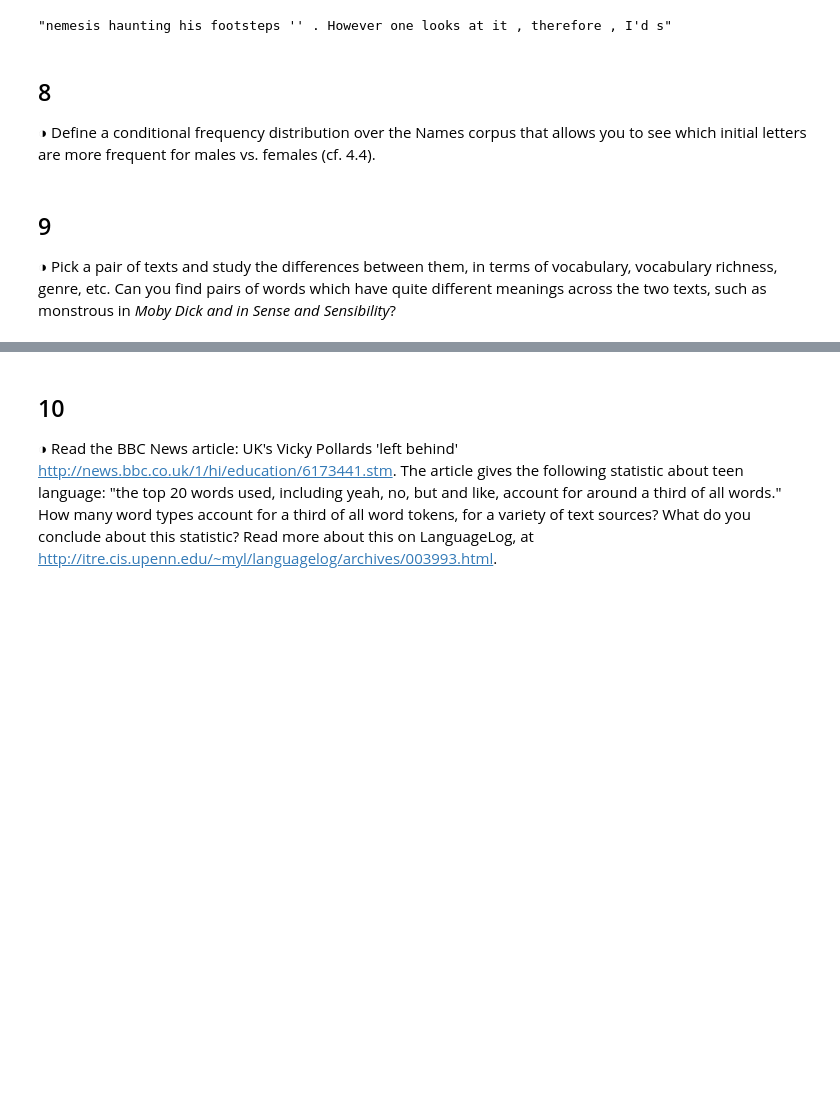
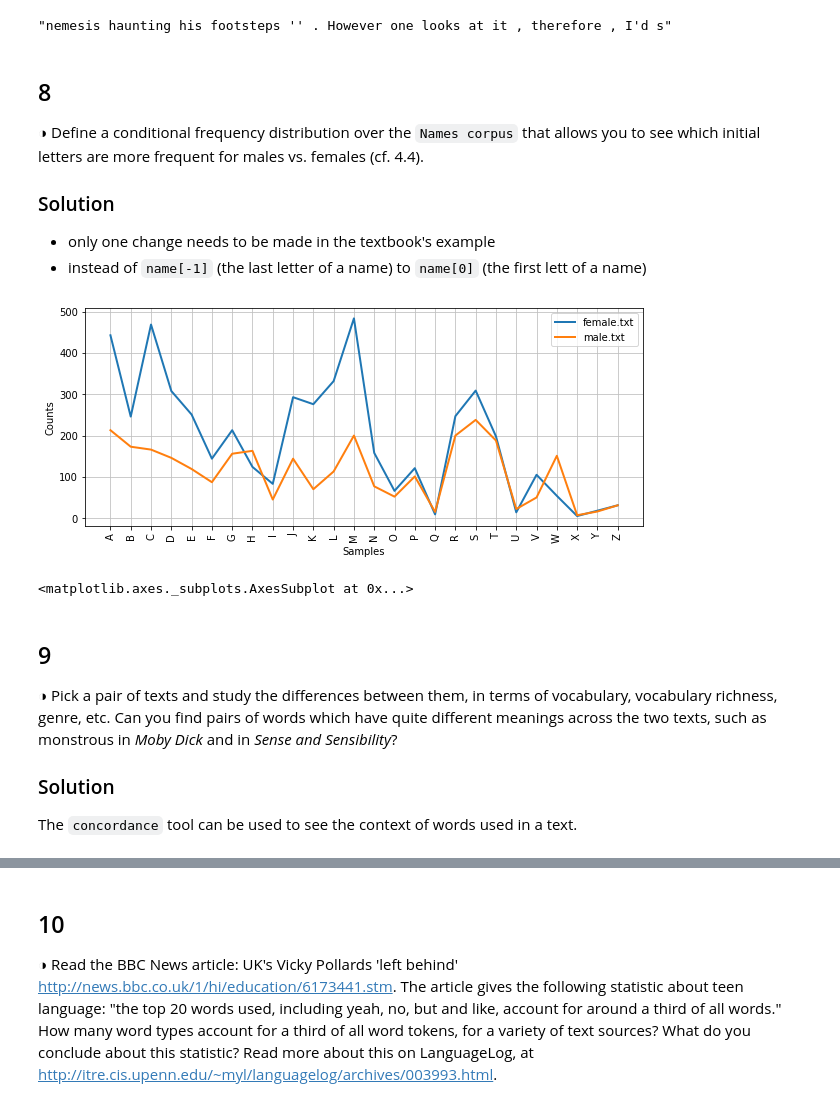
Before and after one commit to BetoBob/NLTK-Book-Resource, a Jupyter notebook: 02/2 - Solutions.ipynb, the cells around one changed output, grey strips where cells are left out. Drawn from its saved outputs; the diff is of its cells as text; code cells hidden in the pictures; blank space fills up the shorter version.

```diff
--- a/02/2 - Solutions.ipynb
+++ b/02/2 - Solutions.ipynb
@@ -352,8 +434,36 @@ cl = brownText.concordance_list("however", lines=552)
 # %% [markdown]
 ## 8
 
-◑ Define a conditional frequency distribution over the Names corpus that allows you to see which initial letters are more frequent for males vs. females (cf. 4.4).
+◑ Define a conditional frequency distribution over the `Names corpus` that allows you to see which initial letters are more frequent for males vs. females (cf. 4.4).
+
+### Solution
+
+* only one change needs to be made in the textbook's example
+* instead of `name[-1]` (the last letter of a name) to `name[0]` (the first lett of a name)
+# %%
+import matplotlib.pyplot as plt
+
+# name data
+names = nltk.corpus.names
+male_names = names.words('male.txt')
+female_names = names.words('female.txt')
+
+cfd = nltk.ConditionalFreqDist(
+    (fileid, name[0])
+    for fileid in names.fileids()
+    for name in names.words(fileid))
+
+plt.figure(figsize=(10, 4)) # optional; changes size of graph
+
+cfd.plot()
+# %% [output]
+[figure, added]
+<matplotlib.axes._subplots.AxesSubplot at 0x...>
 # %% [markdown]
 ## 9
 
-◑ Pick a pair of texts and study the differences between them, in terms of vocabulary, vocabulary richness, genre, etc. Can you find pairs of words which have quite different meanings across the two texts, such as monstrous in *Moby Dick and in Sense and Sensibility*?
+◑ Pick a pair of texts and study the differences between them, in terms of vocabulary, vocabulary richness, genre, etc. Can you find pairs of words which have quite different meanings across the two texts, such as monstrous in *Moby Dick* and in *Sense and Sensibility*?
+
+### Solution
+
+The `concordance` tool can be used to see the context of words used in a text.
```
Also changed, not shown: parts of 23 cells of this notebook, 13 other files.
